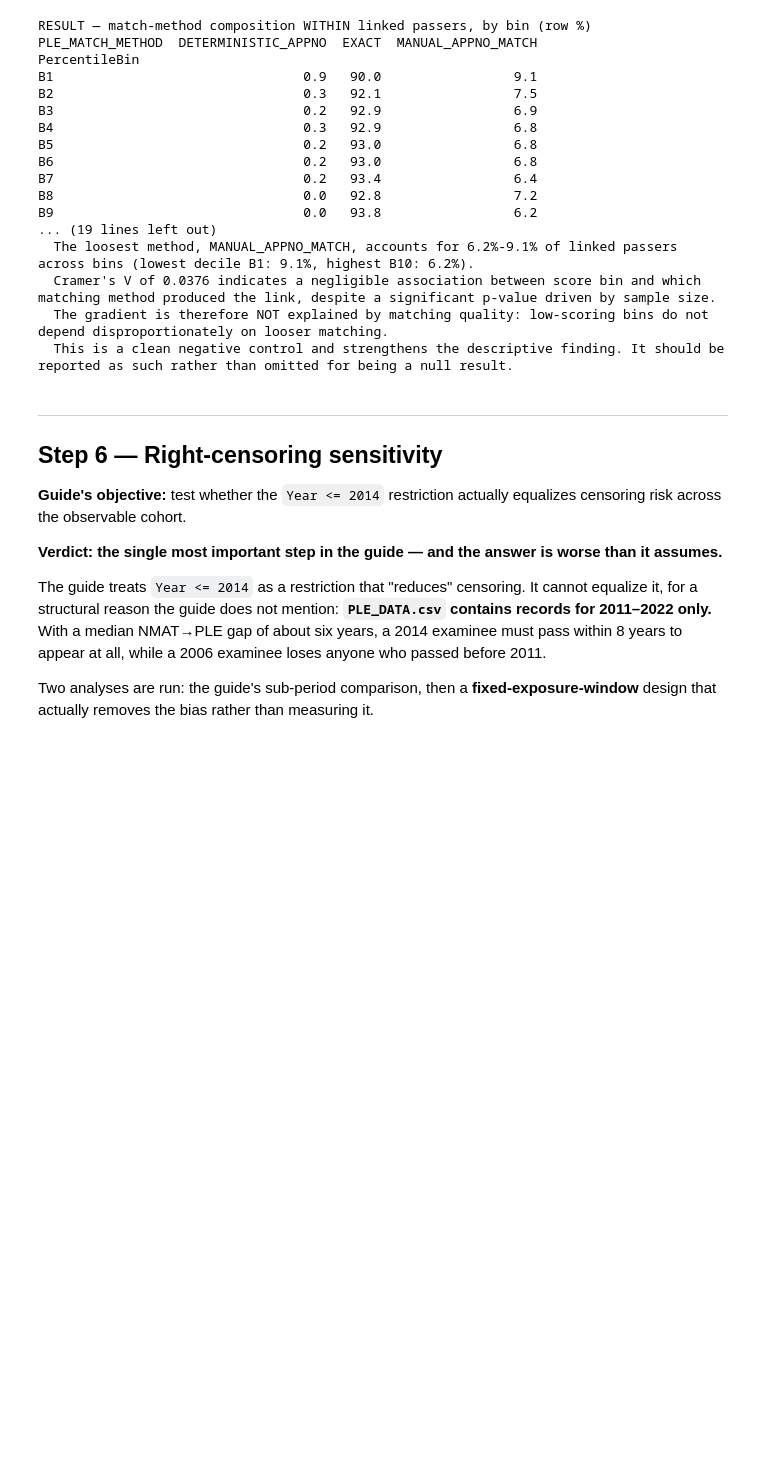
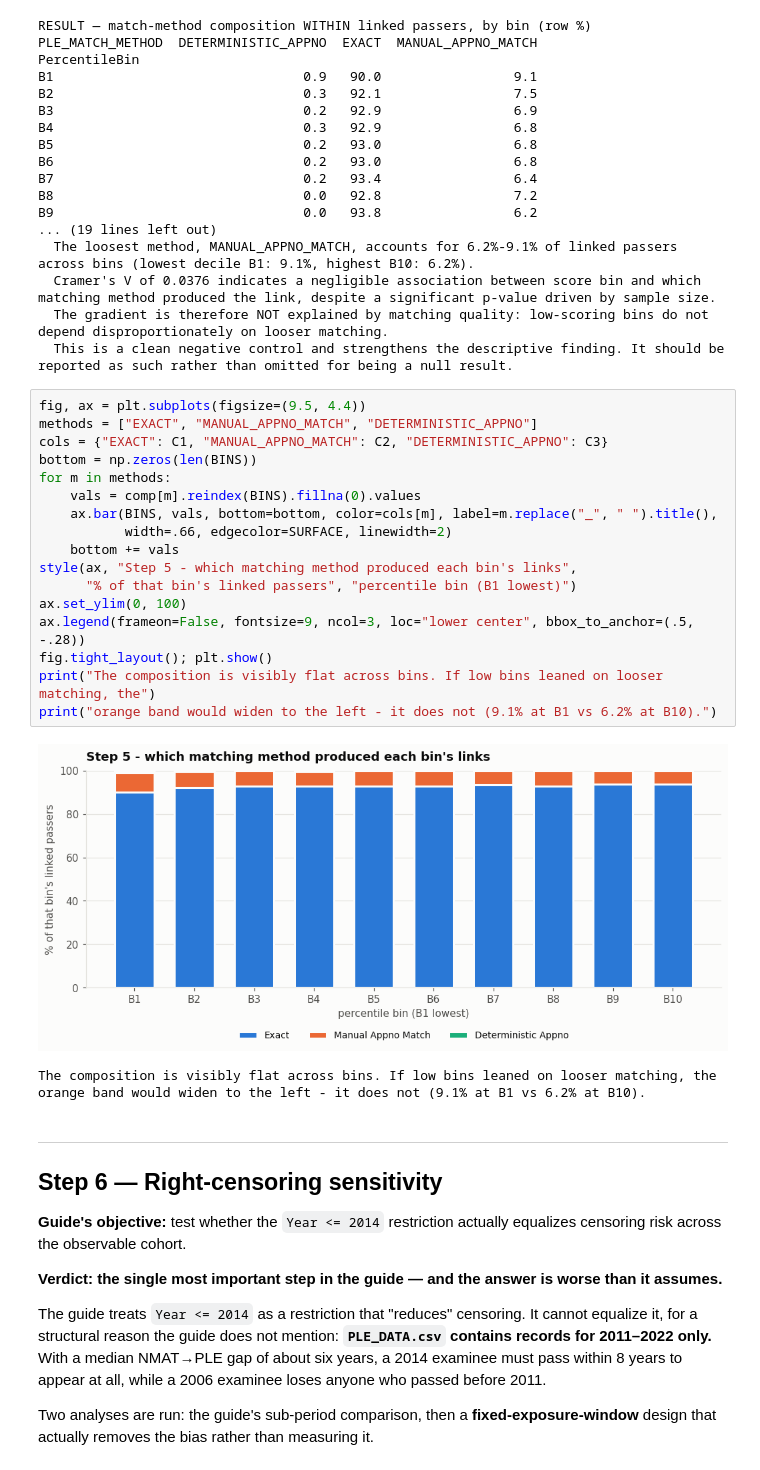
Before and after one commit to yoshiii1203/NMAT-Main-Repository, a Jupyter notebook: 6_Robustness_Analysis.ipynb, the cells around one changed output. Cells and saved outputs as stored; diff of their text form; blank space fills up the shorter version.

```diff
--- a/6_Robustness_Analysis.ipynb
+++ b/6_Robustness_Analysis.ipynb
@@ -531,6 +654,27 @@ B9                                0.0   93.8                 6.2
   Cramer's V of 0.0376 indicates a negligible association between score bin and which matching method produced the link, despite a significant p-value driven by sample size.
   The gradient is therefore NOT explained by matching quality: low-scoring bins do not depend disproportionately on looser matching.
   This is a clean negative control and strengthens the descriptive finding. It should be reported as such rather than omitted for being a null result.
+# %%
+fig, ax = plt.subplots(figsize=(9.5, 4.4))
+methods = ["EXACT", "MANUAL_APPNO_MATCH", "DETERMINISTIC_APPNO"]
+cols = {"EXACT": C1, "MANUAL_APPNO_MATCH": C2, "DETERMINISTIC_APPNO": C3}
+bottom = np.zeros(len(BINS))
+for m in methods:
+    vals = comp[m].reindex(BINS).fillna(0).values
+    ax.bar(BINS, vals, bottom=bottom, color=cols[m], label=m.replace("_", " ").title(),
+           width=.66, edgecolor=SURFACE, linewidth=2)
+    bottom += vals
+style(ax, "Step 5 - which matching method produced each bin's links",
+      "% of that bin's linked passers", "percentile bin (B1 lowest)")
+ax.set_ylim(0, 100)
+ax.legend(frameon=False, fontsize=9, ncol=3, loc="lower center", bbox_to_anchor=(.5, -.28))
+fig.tight_layout(); plt.show()
+print("The composition is visibly flat across bins. If low bins leaned on looser matching, the")
+print("orange band would widen to the left - it does not (9.1% at B1 vs 6.2% at B10).")
+# %% [output]
+[figure, added]
+The composition is visibly flat across bins. If low bins leaned on looser matching, the
+orange band would widen to the left - it does not (9.1% at B1 vs 6.2% at B10).
 # %% [markdown]
 ---
 ## Step 6 — Right-censoring sensitivity
```
Also changed, not shown: parts of 14 cells of this notebook, 1 other file.
